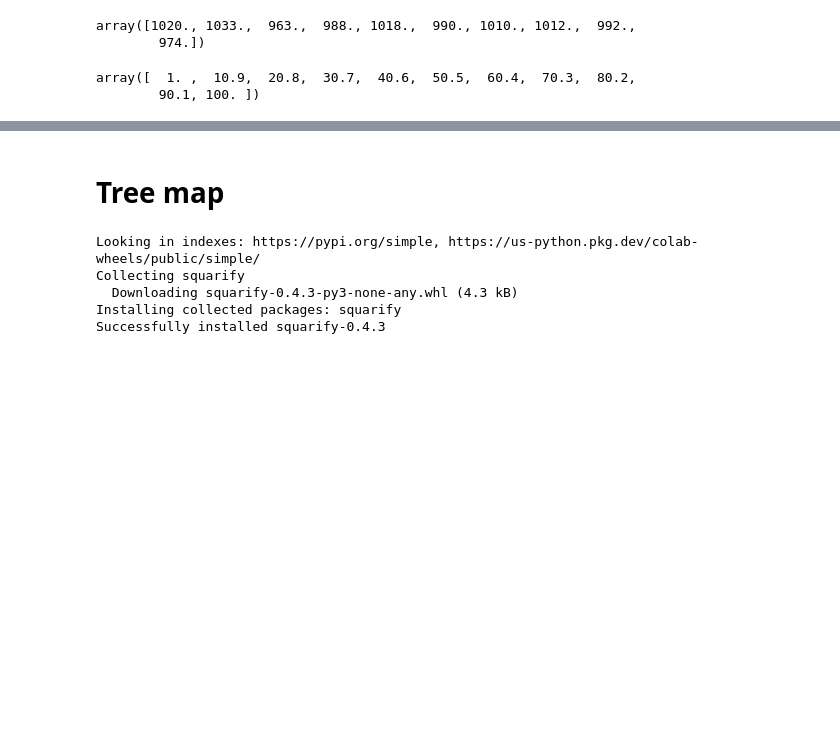
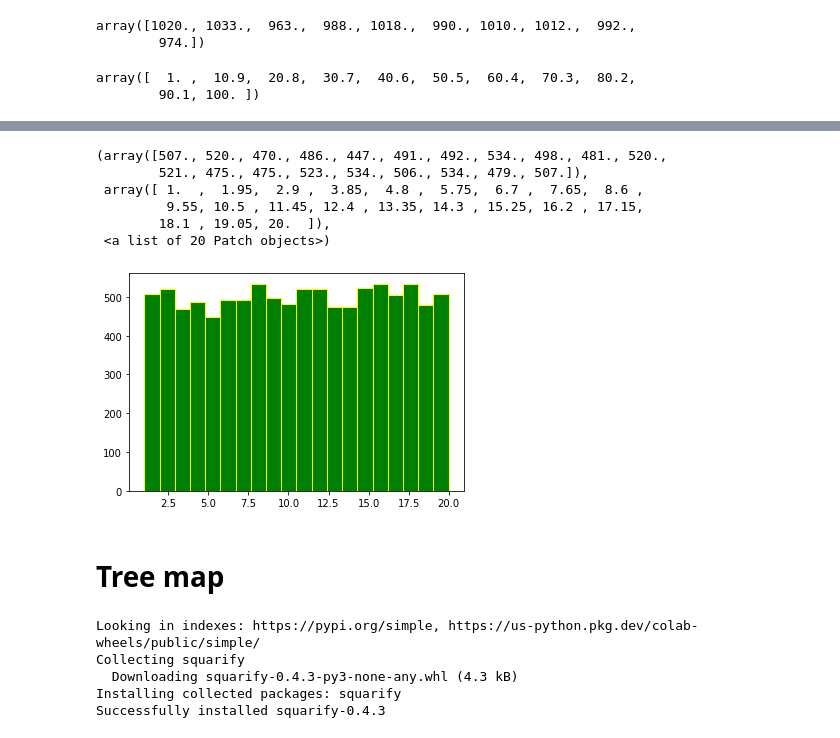
Before and after one commit to nxxk23/BasicProg_DataViz65, a Jupyter notebook: DataViz04_Data_Comparison.ipynb, the cells around one changed output, grey strips where cells are left out. Drawn from its saved outputs; the diff is of its cells as text; code cells hidden in the pictures; blank space fills up the shorter version.

```diff
--- a/DataViz04_Data_Comparison.ipynb
+++ b/DataViz04_Data_Comparison.ipynb
@@ -388,3 +421,13 @@ array([  1. ,  10.9,  20.8,  30.7,  40.6,  50.5,  60.4,  70.3,  80.2,
+# %%
+plt.hist(X2,bins=20,ec="yellow", fc="green")
+# %% [output]
+(array([507., 520., 470., 486., 447., 491., 492., 534., 498., 481., 520.,
+        521., 475., 475., 523., 534., 506., 534., 479., 507.]),
+ array([ 1.  ,  1.95,  2.9 ,  3.85,  4.8 ,  5.75,  6.7 ,  7.65,  8.6 ,
+         9.55, 10.5 , 11.45, 12.4 , 13.35, 14.3 , 15.25, 16.2 , 17.15,
+        18.1 , 19.05, 20.  ]),
+ <a list of 20 Patch objects>)
+[figure, added]
 # %% [markdown]
 # Tree map
 # %%
```
Also changed, not shown: parts of 20 cells of this notebook.
